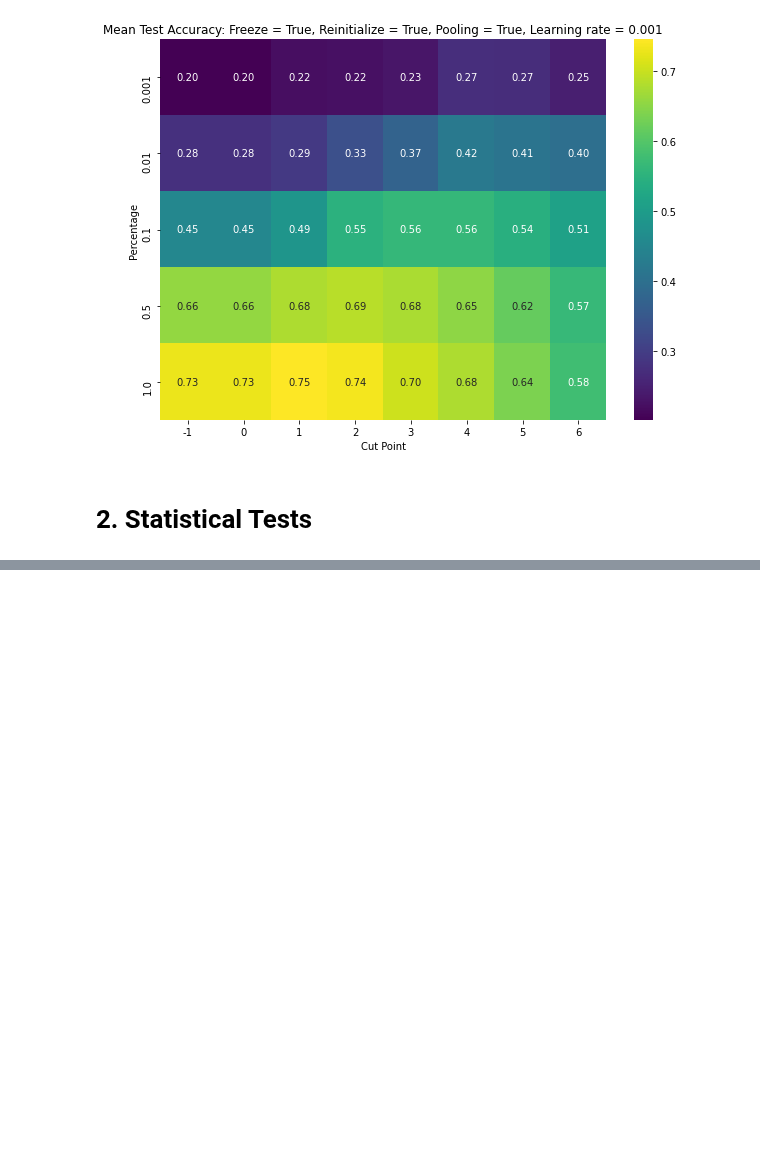
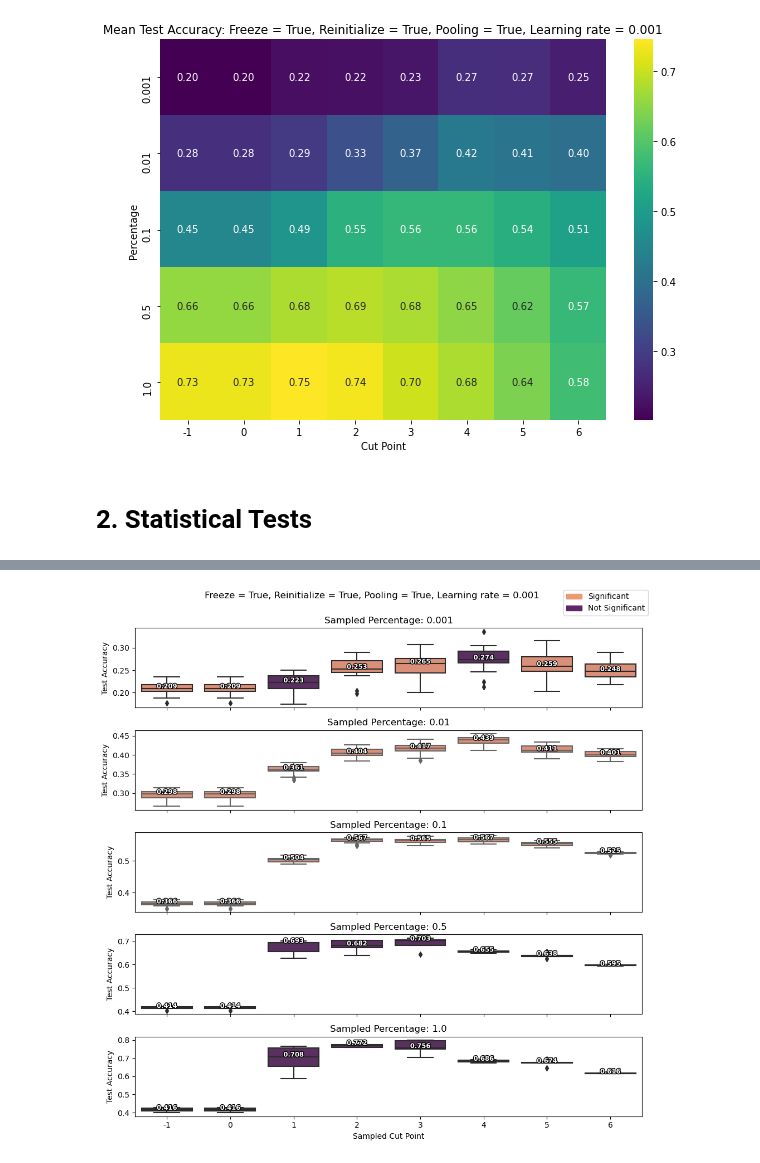
Before and after one commit to tusharmanekar/mp-tl-study, a Jupyter notebook: CIFAR/visualizations.ipynb, the cells around one changed output, grey strips where cells are left out. Cells and saved outputs as stored; diff of their text form; code cells hidden in the pictures; blank space fills up the shorter version.

```diff
--- a/CIFAR/visualizations.ipynb
+++ b/CIFAR/visualizations.ipynb
@@ -128,0 +186,4 @@ from scipy.stats import wilcoxon
+# %%
+ranks_sorted = box_plot_percentages_experiments(df=df_truncated, rank_df=df_rankings_truncated, pairwise=True, color_palette="flare", color_ranks=True, params=params)
+# %% [output]
+[figure, added]
```
Also changed, not shown: parts of 13 cells of this notebook, 2 other files.
